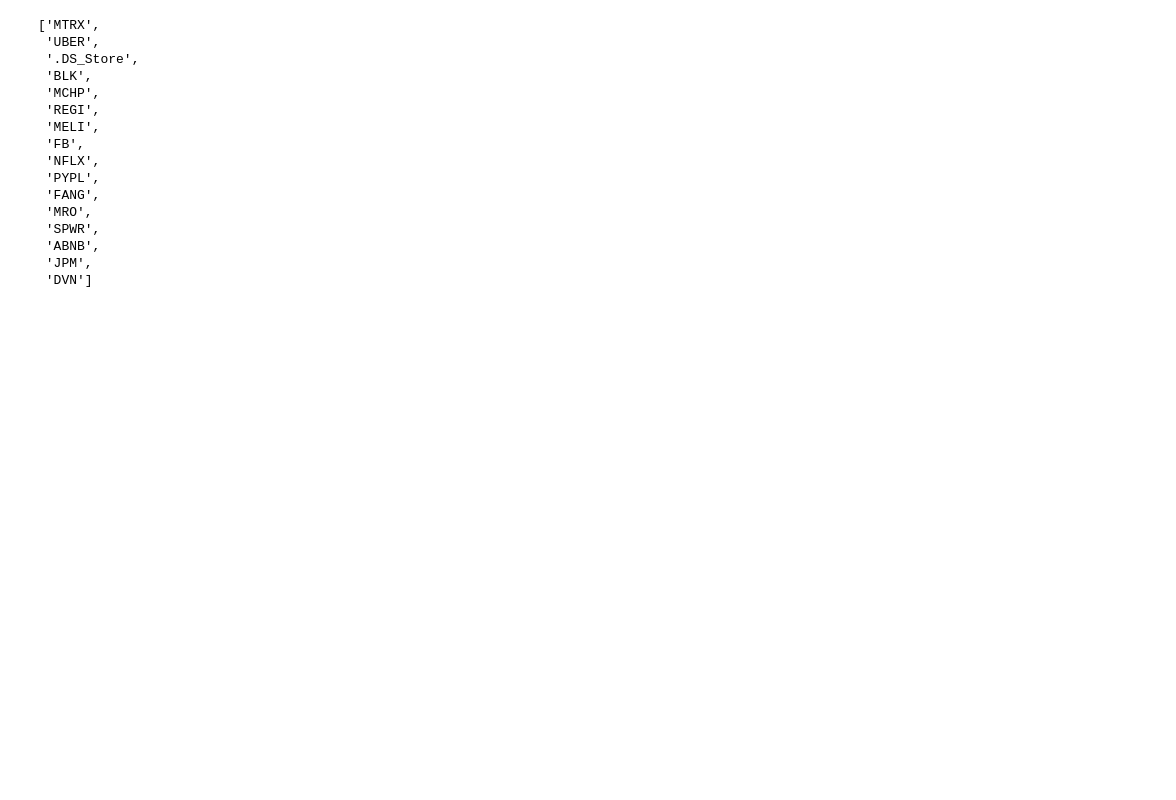
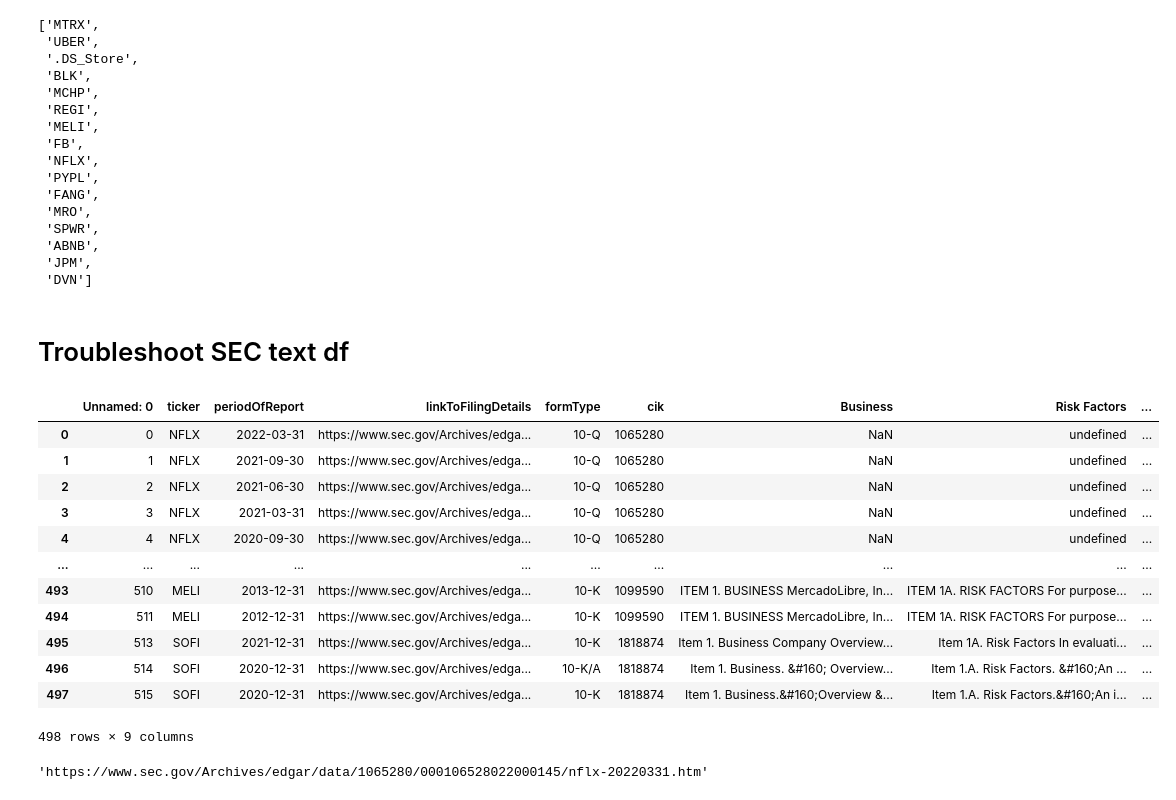
Before and after one commit to JoeHGeoghegan/P2G2-ProjectGit, a Jupyter notebook: Notebooks/Lauren.ipynb, the cells around one changed output. Cells and saved outputs as stored; diff of their text form; code cells hidden in the pictures; blank space fills up the shorter version.

```diff
--- a/Notebooks/Lauren.ipynb
+++ b/Notebooks/Lauren.ipynb
@@ -122,3 +122,5 @@ Notebooks/Data/Raw_Data/sec-edgar-filings/ABNB/10-Q/0001559720-21-000017
  'ABNB',
  'JPM',
  'DVN']
+# %% [markdown]
+# Troubleshoot SEC text df
@@ -124,0 +129,16 @@ Notebooks/Data/Raw_Data/sec-edgar-filings/ABNB/10-Q/0001559720-21-000017
+# %%
+sec_text
+# %% [output]
+|  | Unnamed: 0 | ticker | periodOfReport | linkToFilingDetails | formType | cik | Business | Risk Factors | ... |
+| 0 | 0 | NFLX | 2022-03-31 | https://www.sec.gov/Archives/edga... | 10-Q | 1065280 | NaN | undefined | ... |
+| 1 | 1 | NFLX | 2021-09-30 | https://www.sec.gov/Archives/edga... | 10-Q | 1065280 | NaN | undefined | ... |
+| 2 | 2 | NFLX | 2021-06-30 | https://www.sec.gov/Archives/edga... | 10-Q | 1065280 | NaN | undefined | ... |
+| 3 | 3 | NFLX | 2021-03-31 | https://www.sec.gov/Archives/edga... | 10-Q | 1065280 | NaN | undefined | ... |
+| 4 | 4 | NFLX | 2020-09-30 | https://www.sec.gov/Archives/edga... | 10-Q | 1065280 | NaN | undefined | ... |
+| ... | ... | ... | ... | ... | ... | ... | ... | ... | ... |
+| 493 | 510 | MELI | 2013-12-31 | https://www.sec.gov/Archives/edga... | 10-K | 1099590 | ITEM 1. BUSINESS MercadoLibre, In... | ITEM 1A. RISK FACTORS For purpose... | ... |
+| 494 | 511 | MELI | 2012-12-31 | https://www.sec.gov/Archives/edga... | 10-K | 1099590 | ITEM 1. BUSINESS MercadoLibre, In... | ITEM 1A. RISK FACTORS For purpose... | ... |
+| 495 | 513 | SOFI | 2021-12-31 | https://www.sec.gov/Archives/edga... | 10-K | 1818874 | Item 1. Business Company Overview... | Item 1A. Risk Factors In evaluati... | ... |
+| 496 | 514 | SOFI | 2020-12-31 | https://www.sec.gov/Archives/edga... | 10-K/A | 1818874 | Item 1. Business. &#160; Overview... | Item 1.A. Risk Factors. &#160;An ... | ... |
+| 497 | 515 | SOFI | 2020-12-31 | https://www.sec.gov/Archives/edga... | 10-K | 1818874 | Item 1. Business.&#160;Overview &... | Item 1.A. Risk Factors.&#160;An i... | ... |
+498 rows × 9 columns
@@ -124,0 +147,4 @@ Notebooks/Data/Raw_Data/sec-edgar-filings/ABNB/10-Q/0001559720-21-000017
+# %%
+sec_text.at[0, "linkToFilingDetails"]
+# %% [output]
+'https://www.sec.gov/Archives/edgar/data/1065280/000106528022000145/nflx-20220331.htm'
```
Also changed, not shown: parts of 17 cells of this notebook.
